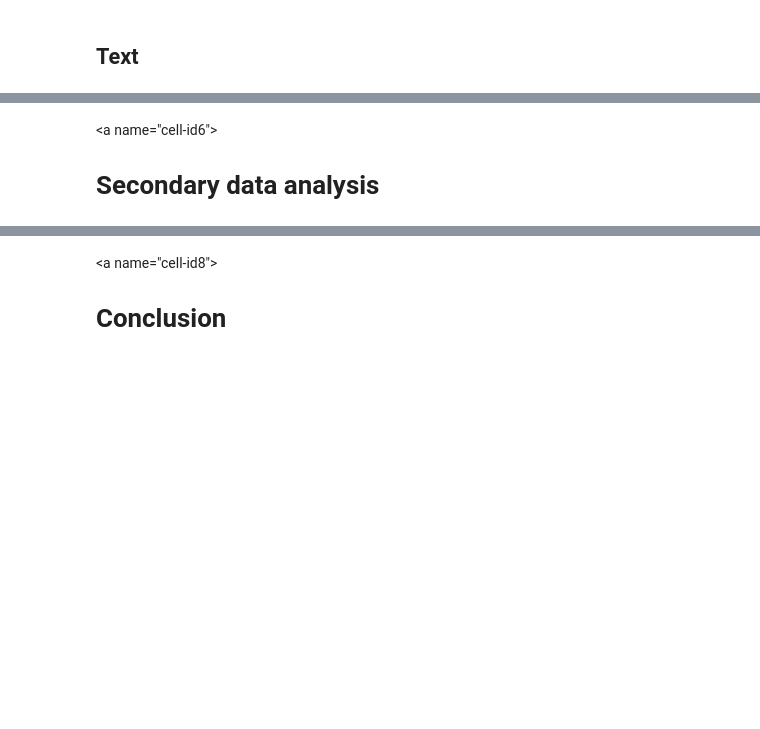
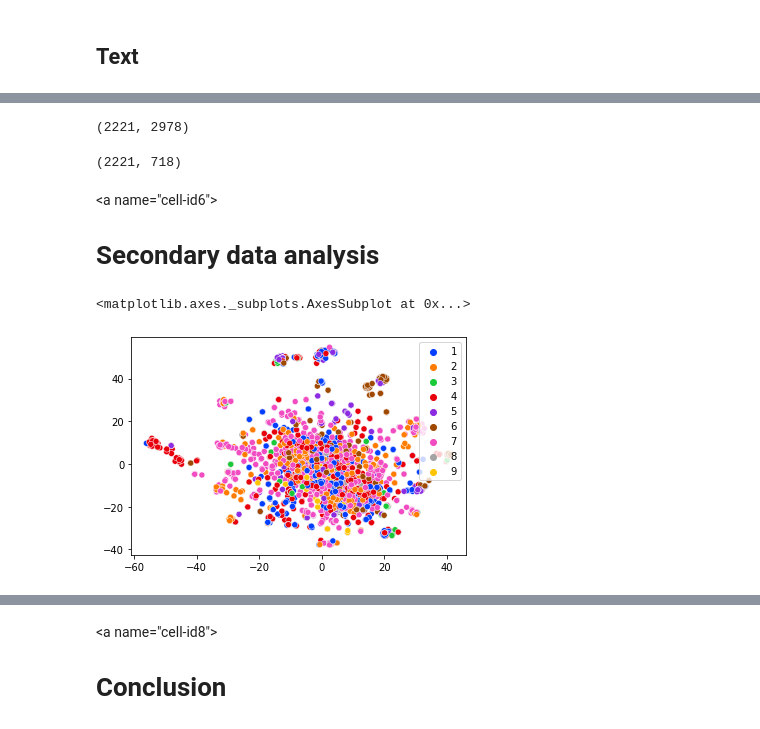
Before and after one commit to akshayonly/DL-Case-Study-Classifying-GM, a Jupyter notebook: Classifying_Genetic_Mutation_.ipynb, the cells around one changed output, grey strips where cells are left out. Saved outputs shown, nothing was run; the diff lists cells and outputs as text; code cells hidden in the pictures; blank space fills up the shorter version.

```diff
--- a/Classifying_Genetic_Mutation_.ipynb
+++ b/Classifying_Genetic_Mutation_.ipynb
@@ -257,0 +329,4 @@ data.head(2)
+# %%
+# Normalising the values
+ohe_tr_var=normalize(ohe_tr_var, axis=0)
+ohe_ts_var=normalize(ohe_ts_var, axis=0)
@@ -259,0 +409,10 @@ data.head(2)
+# %%
+vec_start = datetime.now()
+
+tfidf = TfidfVectorizer(ngram_range=(2, 4), max_features=700)
+
+tfidf_tr_text = tfidf.fit_transform(x_train['TEXT'])
+tfidf_ts_text = tfidf.transform(x_test['TEXT'])
+
+vec_end = datetime.now()
+print(f"Took: {vec_end-vec_start}")
@@ -259,0 +488,7 @@ data.head(2)
+# %%
+train_set_1 = np.hstack((tfidf_tr_text.toarray(), ohe_tr_var.toarray(), ohe_tr_gene.toarray()))
+test_set_1 = np.hstack((tfidf_ts_text.toarray(), ohe_ts_var.toarray(), ohe_ts_gene.toarray()))
+# %%
+train_set_1.shape
+# %% [output]
+(2221, 2978)
@@ -260,3 +498,16 @@ data.head(2)
+# %%
+train_set_2.shape
+# %% [output]
+(2221, 718)
 # %% [markdown]
 <a name="cell-id6"></a>
 # Secondary data analysis
+# %%
+from sklearn.manifold import TSNE
+palette = sns.color_palette("bright", 9)
+# %%
+X_embedded = TSNE(n_components=2, perplexity=50).fit_transform(train_set_1)
+sns.scatterplot(X_embedded[:,0], X_embedded[:,1], hue=y_train, legend='full', palette=palette)
+# %% [output]
+<matplotlib.axes._subplots.AxesSubplot at 0x...>
+[figure, added]
```
Also changed, not shown: parts of 71 cells of this notebook.
